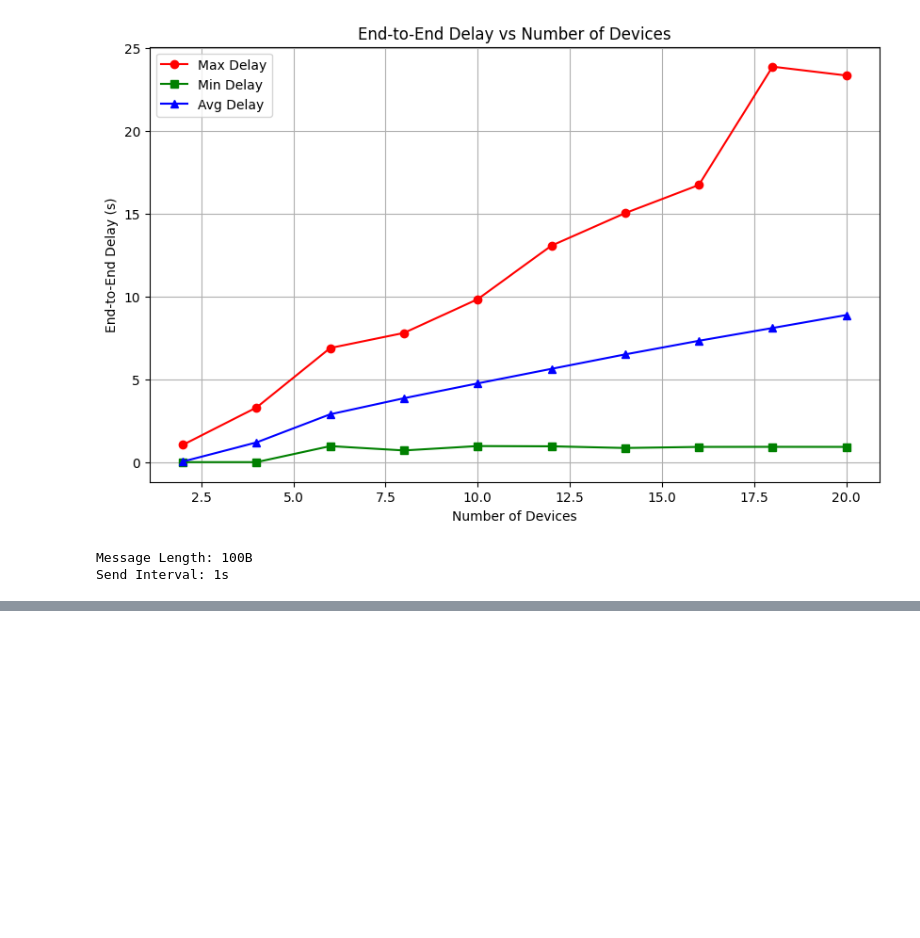
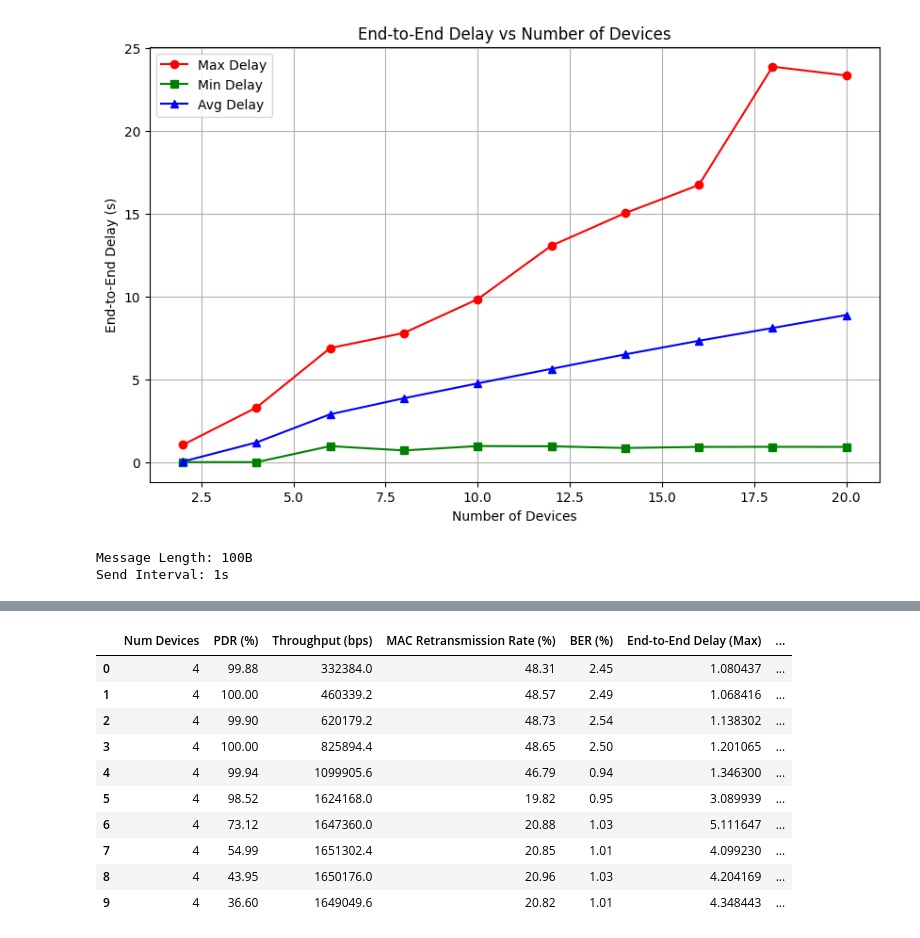
Before and after one commit to ahsanbulbul/Omnetpp-Analyzer, a Jupyter notebook: Performance Analysis.ipynb, the cells around one changed output, grey strips where cells are left out. Drawn from its saved outputs; the diff is of its cells as text; code cells hidden in the pictures; blank space fills up the shorter version.

```diff
--- a/Performance Analysis.ipynb
+++ b/Performance Analysis.ipynb
@@ -176,8 +176,8 @@ num_packets_received = udp_df.shape[0]
 
 
 # total hosts from sca
-total_hosts = int(re.search(r'Host-(\d+)', udp_fl).group(1))
-print(total_hosts)
+wireless_match = re.search(r'param.*num_wireless\s+(\d+)', sca).group(1)
+total_hosts = int(wireless_match)
 
 # Extract packets per host from SCA file
 packets_per_host = int(re.search(r'scalar WiredAndWirelessHostsWithAP\.wirelessHost\[0\]\.app\[0\] "packets sent" (\d+)', sca).group(1))
@@ -463,3 +467,11 @@ print("Send Interval:", send_interval)
 # %% [output]
 Message Length: 100B
 Send Interval: 1s
+# %%
+scalar_path_2 = f'sca/Step-2_1.sca'
+
+with open(scalar_path_2, 'r') as f:
+    sca_2 = f.read()
+
+total_hosts = int(re.search(r'param.*num_wireless\s+(\d+)', sca_2).group(1))
+print(int(total_hosts))
@@ -465,0 +506,44 @@ Send Interval: 1s
+# %%
+start = 1
+end = 10
+
+
+# Initialize an empty list to store metrics
+metrics_list_2 = []
+
+# Loop through the range and call the function for each host
+for i in range(start, end + 1):
+    cfg = f"{i}"
+
+    cw_path = f'csv/Step-2_{cfg}_cwUsed.csv'
+    dataerr_path = f'csv/Step-2_{cfg}_DataErrorRate.csv'
+    headererr_path = f'csv/Step-2_{cfg}_HeaderErrorRate.csv'
+    udpinfo_path = f'csv/Step-2_{cfg}_udpPacketTransmissionInfo.csv'
+    scalar_path = f'sca/Step-2_{cfg}.sca'
+
+    # Check if all files exist
+    if not all(os.path.exists(path) for path in [cw_path, dataerr_path, headererr_path, udpinfo_path, scalar_path]):
+        print(f"Skipping Host-{cfg}: One or more files are missing.")
+        continue
+
+    # Call the function and append the results to the list
+    metrics = get_metrics(cw_path, dataerr_path, headererr_path, udpinfo_path, scalar_path)
+    metrics_list_2.append(metrics)
+
+# Convert the list of metrics into a DataFrame573387.2
+metrics_2_df = pd.DataFrame(metrics_list_2)
+
+# Display the DataFrame
+metrics_2_df
+# %% [output]
+|  | Num Devices | PDR (%) | Throughput (bps) | MAC Retransmission Rate (%) | BER (%) | End-to-End Delay (Max) | ... |
+| 0 | 4 | 99.88 | 332384.0 | 48.31 | 2.45 | 1.080437 | ... |
+| 1 | 4 | 100.00 | 460339.2 | 48.57 | 2.49 | 1.068416 | ... |
+| 2 | 4 | 99.90 | 620179.2 | 48.73 | 2.54 | 1.138302 | ... |
+| 3 | 4 | 100.00 | 825894.4 | 48.65 | 2.50 | 1.201065 | ... |
+| 4 | 4 | 99.94 | 1099905.6 | 46.79 | 0.94 | 1.346300 | ... |
+| 5 | 4 | 98.52 | 1624168.0 | 19.82 | 0.95 | 3.089939 | ... |
+| 6 | 4 | 73.12 | 1647360.0 | 20.88 | 1.03 | 5.111647 | ... |
+| 7 | 4 | 54.99 | 1651302.4 | 20.85 | 1.01 | 4.099230 | ... |
+| 8 | 4 | 43.95 | 1650176.0 | 20.96 | 1.03 | 4.204169 | ... |
+| 9 | 4 | 36.60 | 1649049.6 | 20.82 | 1.01 | 4.348443 | ... |
```
Also changed, not shown: parts of 4 cells of this notebook.
